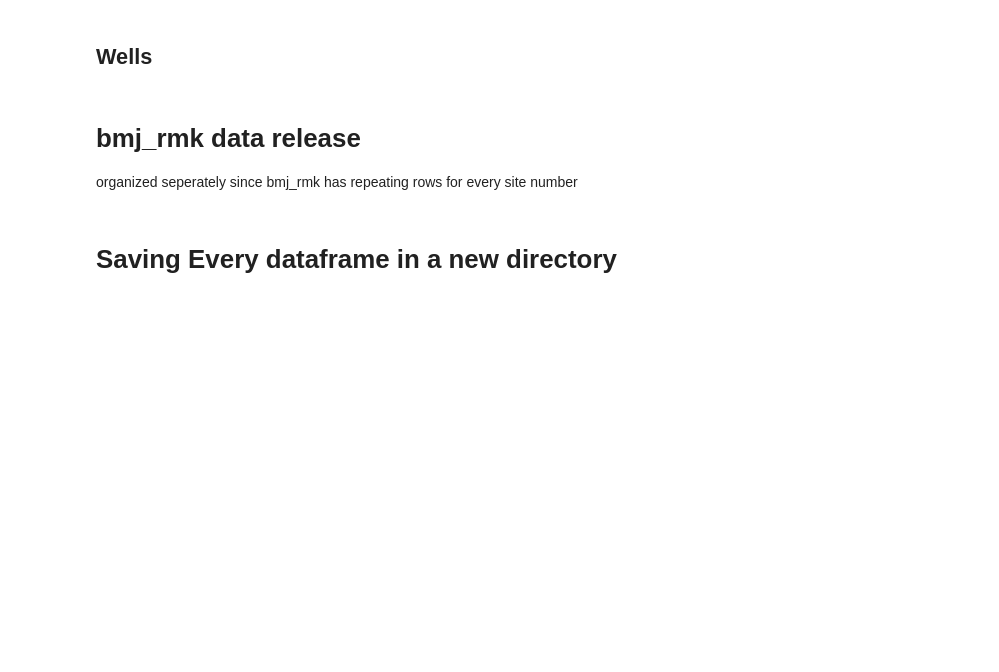
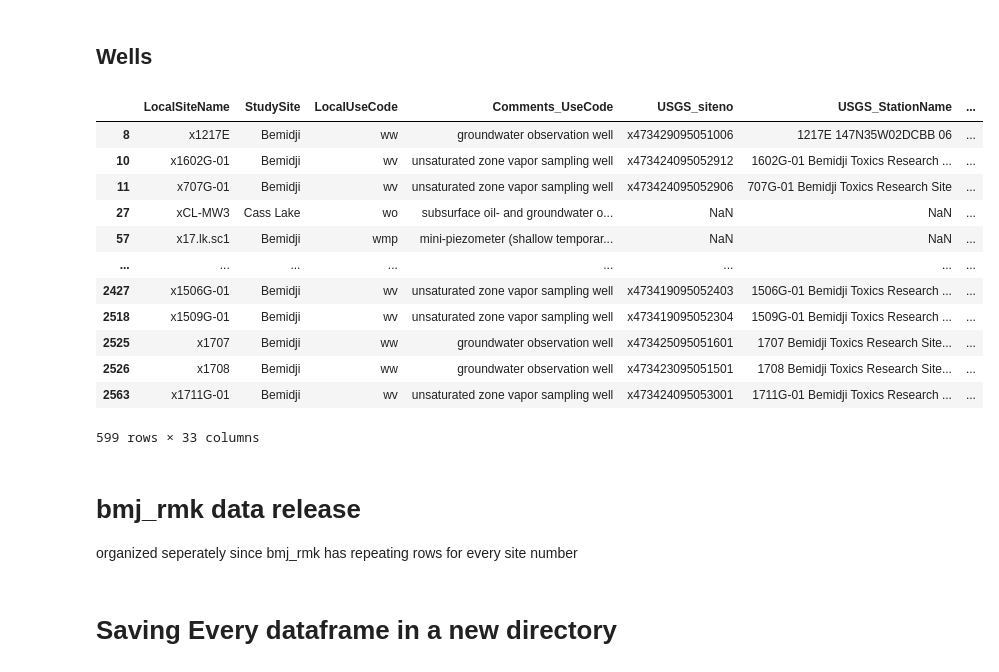
Before and after one commit to BojanMilinic/bemidji, a Jupyter notebook: 02_data_convergence_automate.ipynb, the cells around one changed output. Saved outputs shown, nothing was run; the diff lists cells and outputs as text; code cells hidden in the pictures; blank space fills up the shorter version.

Commit message:
updates like database and rounding consistency

```diff
--- a/02_data_convergence_automate.ipynb
+++ b/02_data_convergence_automate.ipynb
@@ -366,6 +459,7 @@ tblOE2 = tblOE2.astype(str).mask(null_cells, np.nan)
 # %%
 # Create one extra column which needs to come after the column merges
 dfcomplete['TopOfCoreElevation_mASL_NAVD88'] = dfcomplete['LandSurfaceElevation_mASL_NAVD88'] - dfcomplete['CoringBegan_mBLS']
+dfcomplete['TopOfCoreElevation_mASL_NAVD88'] = dfcomplete['TopOfCoreElevation_mASL_NAVD88'].round(3)
 # Migrate local use code
 tblCores2 = pd.merge(dfcomplete, tblcd_LocalUseCode[['LocalUseCode','Comments_UseCode']], left_on='CORE_LocalUseCode', right_on='LocalUseCode',how='left')
 # create data release in column order
@@ -460,6 +585,22 @@ tblWells3['LocalSiteName'] = 'x' + tblWells3['LocalSiteName'].astype(str)
 #Make nan values uniform
 null_cells = tblWells3.isnull()
 tblWells3 = tblWells3.astype(str).mask(null_cells, np.nan)
+# %%
+tblWells3
+# %% [output]
+|  | LocalSiteName | StudySite | LocalUseCode | Comments_UseCode | USGS_siteno | USGS_StationName | ... |
+| 8 | x1217E | Bemidji | ww | groundwater observation well | x473429095051006 | 1217E 147N35W02DCBB 06 | ... |
+| 10 | x1602G-01 | Bemidji | wv | unsaturated zone vapor sampling well | x473424095052912 | 1602G-01 Bemidji Toxics Research ... | ... |
+| 11 | x707G-01 | Bemidji | wv | unsaturated zone vapor sampling well | x473424095052906 | 707G-01 Bemidji Toxics Research Site | ... |
+| 27 | xCL-MW3 | Cass Lake | wo | subsurface oil- and groundwater o... | NaN | NaN | ... |
+| 57 | x17.lk.sc1 | Bemidji | wmp | mini-piezometer (shallow temporar... | NaN | NaN | ... |
+| ... | ... | ... | ... | ... | ... | ... | ... |
+| 2427 | x1506G-01 | Bemidji | wv | unsaturated zone vapor sampling well | x473419095052403 | 1506G-01 Bemidji Toxics Research ... | ... |
+| 2518 | x1509G-01 | Bemidji | wv | unsaturated zone vapor sampling well | x473419095052304 | 1509G-01 Bemidji Toxics Research ... | ... |
+| 2525 | x1707 | Bemidji | ww | groundwater observation well | x473425095051601 | 1707 Bemidji Toxics Research Site... | ... |
+| 2526 | x1708 | Bemidji | ww | groundwater observation well | x473423095051501 | 1708 Bemidji Toxics Research Site... | ... |
+| 2563 | x1711G-01 | Bemidji | wv | unsaturated zone vapor sampling well | x473424095053001 | 1711G-01 Bemidji Toxics Research ... | ... |
+599 rows × 33 columns
 # %% [markdown]
 # bmj_rmk data release
 organized seperately since bmj_rmk has repeating rows for every site number
```
Also changed, not shown: parts of 15 cells of this notebook, 1 other file.
